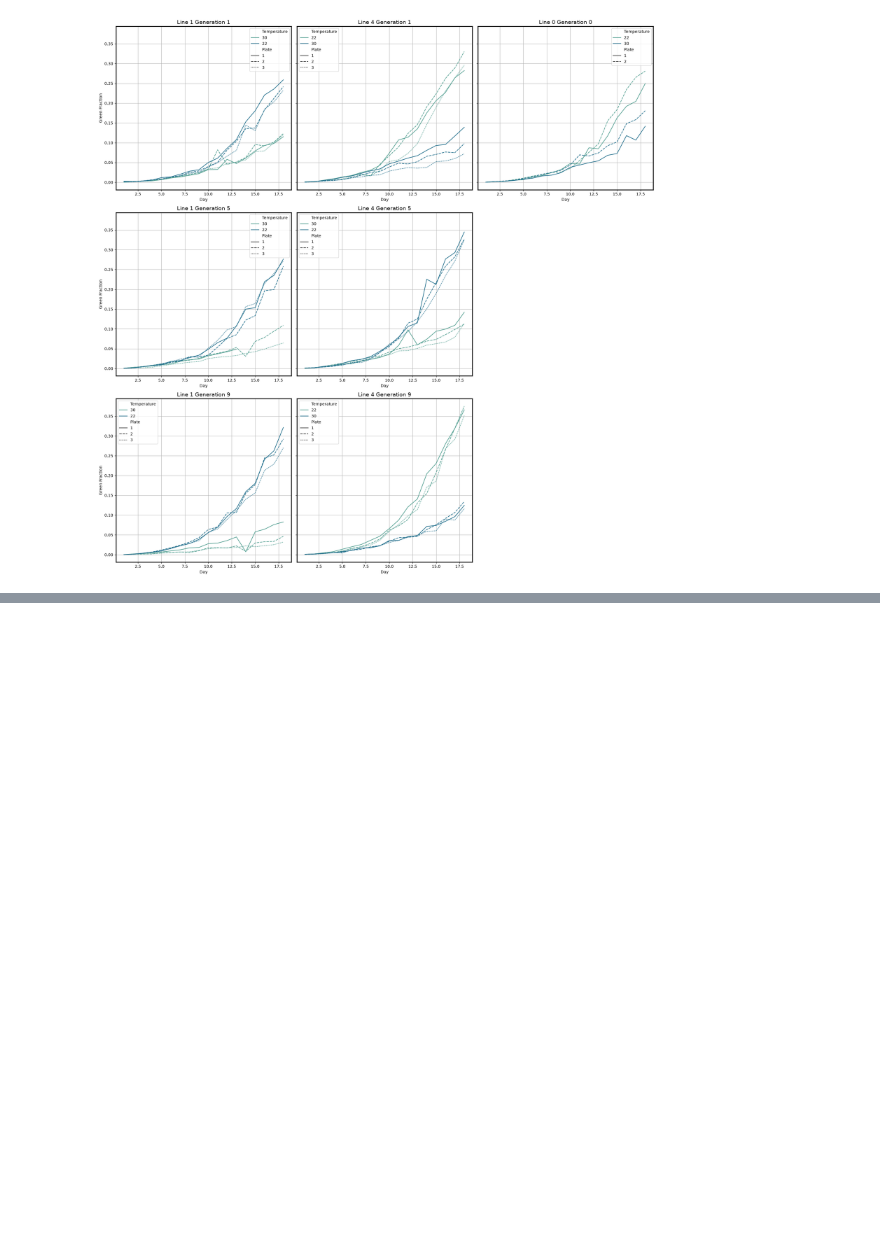
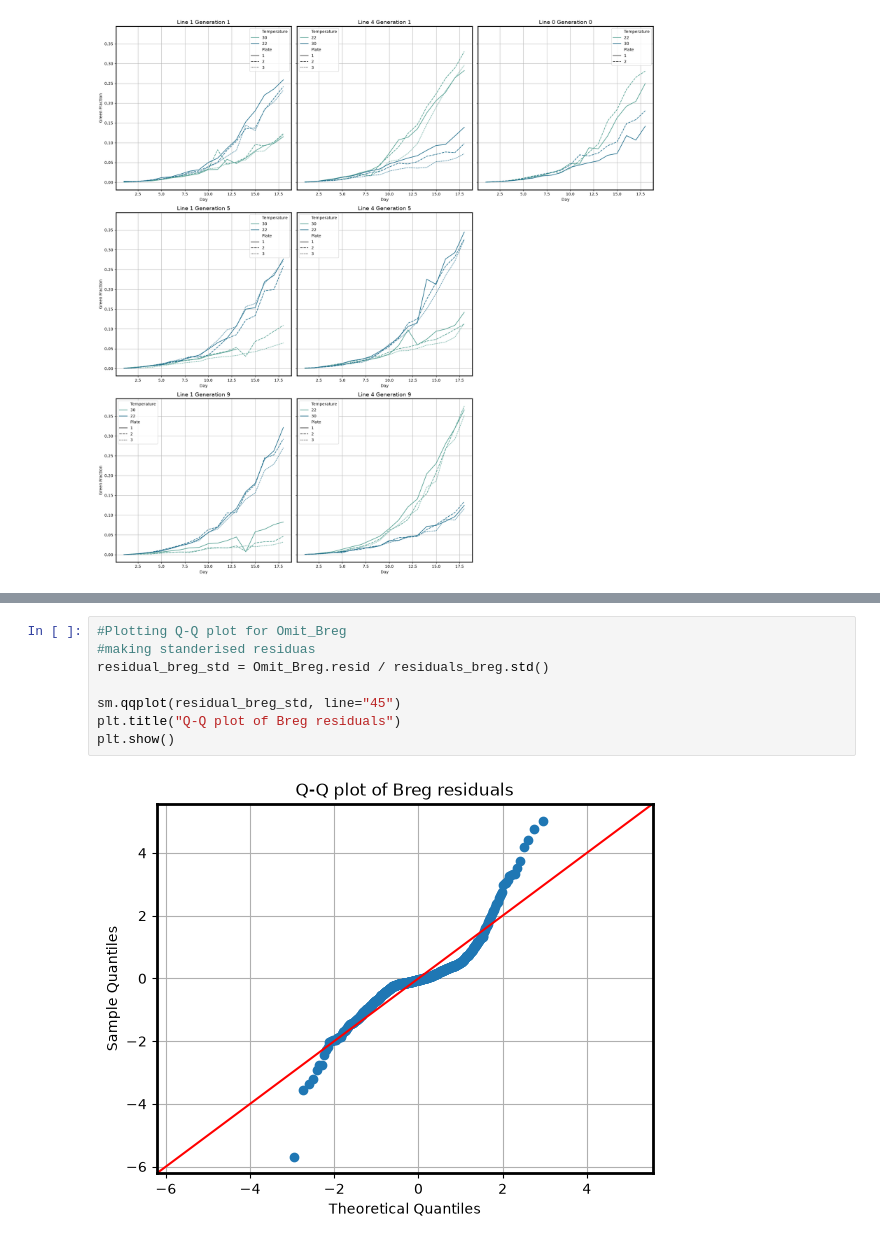
Before and after one commit to JoakimHaraldsvik/Germination, a Jupyter notebook: Germination_2025.ipynb, the cells around one changed output, grey strips where cells are left out. Drawn from its saved outputs; the diff is of its cells as text; blank space fills up the shorter version.

```diff
--- a/Germination_2025.ipynb
+++ b/Germination_2025.ipynb
@@ -1179,0 +1243,10 @@ plt.show()
+# %%
+#Plotting Q-Q plot for Omit_Breg
+#making standerised residuas
+residual_breg_std = Omit_Breg.resid / residuals_breg.std()
+
+sm.qqplot(residual_breg_std, line="45")
+plt.title("Q-Q plot of Breg residuals")
+plt.show()
+# %% [output]
+[figure, added]
```
Also changed, not shown: parts of 12 cells of this notebook.
